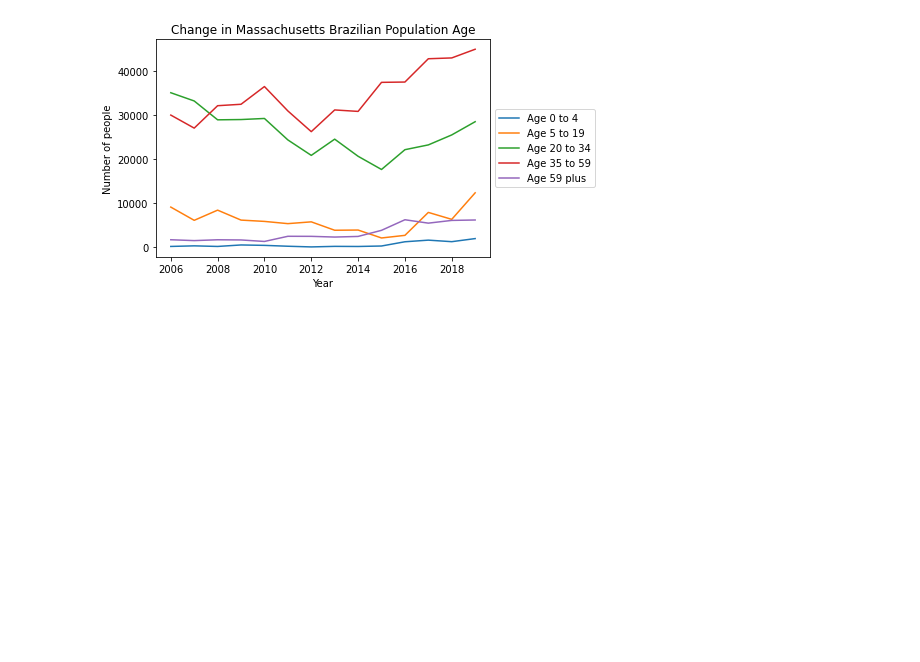
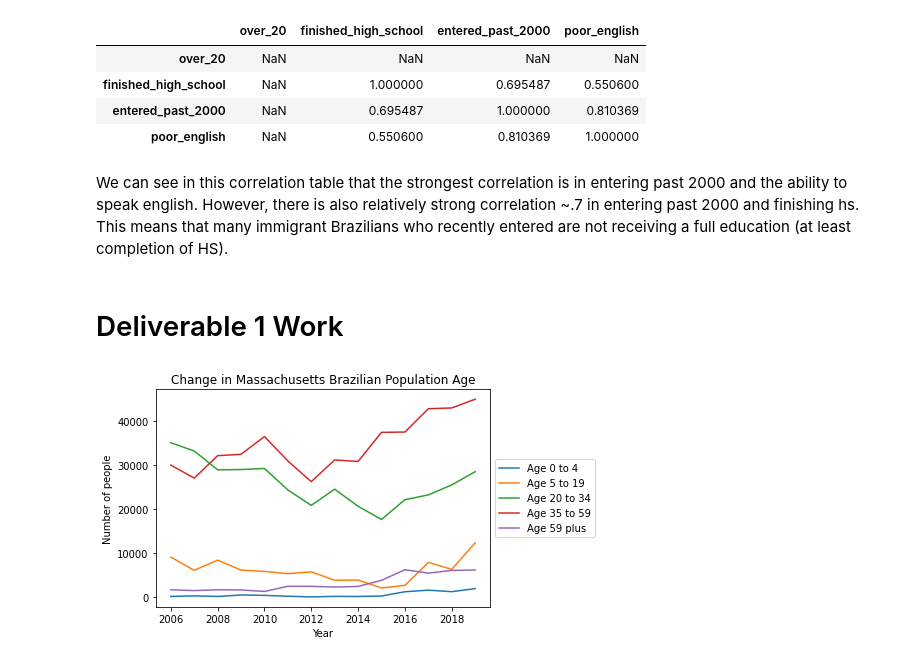
Before and after one commit to BU-Spark/ds-boston-bpda-br-census, a Jupyter notebook: Age_EmployementByType_EmployementByOccupation-Analysis/jamesh_deliverable1.ipynb, the cells around one changed output. Cells and saved outputs as stored; diff of their text form; code cells hidden in the pictures; blank space fills up the shorter version.

```diff
--- a/Age_EmployementByType_EmployementByOccupation-Analysis/jamesh_deliverable1.ipynb
+++ b/Age_EmployementByType_EmployementByOccupation-Analysis/jamesh_deliverable1.ipynb
@@ -58,3 +110,48 @@ def parse_years(filepath, year_range):
+# %%
+def entry_english_education_and_age(years_dict, year_range, state_code):
+    """ Here we are going to look at:
+            - all brazilians 20 and over
+            - brazilians who entered the US before and after 2000
+            - if they finished high school
+            - their ability to speak enlish is less than very well
+
+    """
+
+    after_2000_idx = 28
+    english_ability_idx = 29
+    finish_hs_idx = 31
+    over_20_idx_range = (4, 18)
+
+    entered_past_2000 = []
+    less_than_well_english = []
+    over_20 = []
+    finished_hs = []
+
+    yrs = []
+    for yr in range(year_range[0], year_range[1]):
+        yrs += [yr]
+        entered_past_2000 += [years_dict[yr][state_code][after_2000_idx]]
+        less_than_well_english += [years_dict[yr][state_code][english_ability_idx]]
+        finished_hs += [years_dict[yr][state_code][finish_hs_idx]]
+        over_20 = sum([years_dict[yr][state_code][i] for i in range(*over_20_idx_range)])
+
+    new_df = pd.DataFrame({'year': yrs, 'over_20':over_20, 'finished_high_school': finished_hs, 'entered_past_2000': entered_past_2000, 'poor_english': less_than_well_english})
+    return new_df
+# %%
+years = parse_years(excel_file_path, [2006,2020])
+df = entry_english_education_and_age(years, [2006, 2020], 25)
+# %%
+df.drop('year', 1).corr()
+# %% [output]
+|  | over_20 | finished_high_school | entered_past_2000 | poor_english |
+| over_20 | NaN | NaN | NaN | NaN |
+| finished_high_school | NaN | 1.000000 | 0.695487 | 0.550600 |
+| entered_past_2000 | NaN | 0.695487 | 1.000000 | 0.810369 |
+| poor_english | NaN | 0.550600 | 0.810369 | 1.000000 |
+# %% [markdown]
+We can see in this correlation table that the strongest correlation is in entering past 2000 and the ability to speak english. However, there is also relatively strong correlation ~.7 in entering past 2000 and finishing hs. This means that many immigrant Brazilians who recently entered are not receiving a full education (at least completion of HS).
+# %% [markdown]
+# Deliverable 1 Work
 # %%
 # AGE FUNCTIONS
 
```
Also changed, not shown: parts of 7 cells of this notebook.
